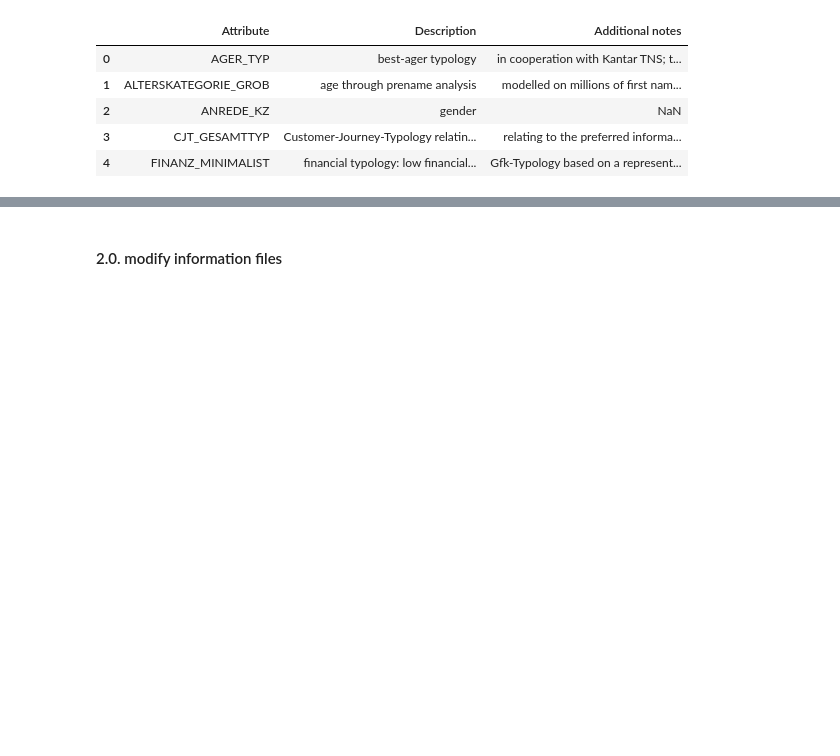
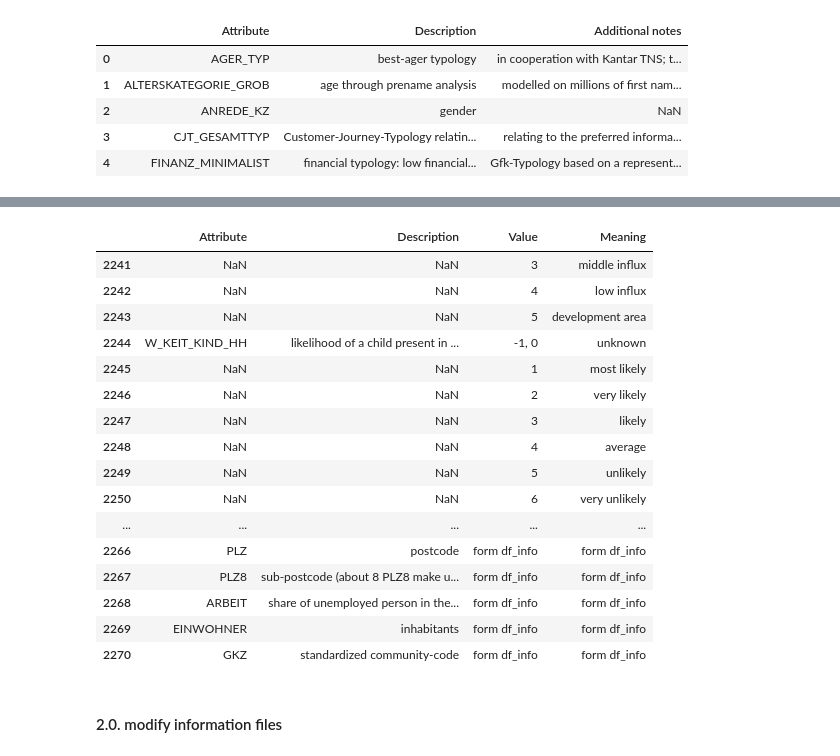
Before and after one commit to jaeyoun-chang/u_city_capstone, a Jupyter notebook: Arvato Project Workbook.ipynb, the cells around one changed output, grey strips where cells are left out. Cells and saved outputs as stored; diff of their text form; code cells hidden in the pictures; blank space fills up the shorter version.

```diff
--- a/Arvato Project Workbook.ipynb
+++ b/Arvato Project Workbook.ipynb
@@ -481,0 +524,22 @@ None
+# %%
+'''
+to 2258 rows of Attribute in df_attr, add 13 values exclusively in df_info,
+and remove 52 values exclusively in information files
+'''
+
+df_attr_mg = df_attr.copy()
+df_info_excl = df_info[df_info.Attribute.isin(info_excl)][['Attribute', 'Description']].copy()
+df_info_excl['Value'] = 'form df_info'
+df_info_excl['Meaning'] = 'form df_info'
+
+df_attr_mg = pd.concat(
+    [df_attr_mg, df_info_excl],
+    ignore_index  = True,
+    axis = 0
+    )
+# df_info_mg = df_info_mg.drop_duplicates()
+
+# df_info_mg = df_info_mg[~(df_info_mg.Attribute.isin(infofile_excl))]
+
+print(df_attr_mg.info())
+df_attr_mg.head()
@@ -482,3 +565,23 @@ None
+# %%
+df_attr_mg.tail(30)
+# %% [output]
+|  | Attribute | Description | Value | Meaning |
+| 2241 | NaN | NaN | 3 | middle influx |
+| 2242 | NaN | NaN | 4 | low influx |
+| 2243 | NaN | NaN | 5 | development area |
+| 2244 | W_KEIT_KIND_HH | likelihood of a child present in ... | -1, 0 | unknown |
+| 2245 | NaN | NaN | 1 | most likely |
+| 2246 | NaN | NaN | 2 | very likely |
+| 2247 | NaN | NaN | 3 | likely |
+| 2248 | NaN | NaN | 4 | average |
+| 2249 | NaN | NaN | 5 | unlikely |
+| 2250 | NaN | NaN | 6 | very unlikely |
+| ... | ... | ... | ... | ... |
+| 2266 | PLZ | postcode | form df_info | form df_info |
+| 2267 | PLZ8 | sub-postcode (about 8 PLZ8 make u... | form df_info | form df_info |
+| 2268 | ARBEIT | share of unemployed person in the... | form df_info | form df_info |
+| 2269 | EINWOHNER | inhabitants | form df_info | form df_info |
+| 2270 | GKZ | standardized community-code | form df_info | form df_info |
 # %% [markdown]
 #### 2.0. modify information files
 # %%
```
Also changed, not shown: parts of 7 cells of this notebook.
